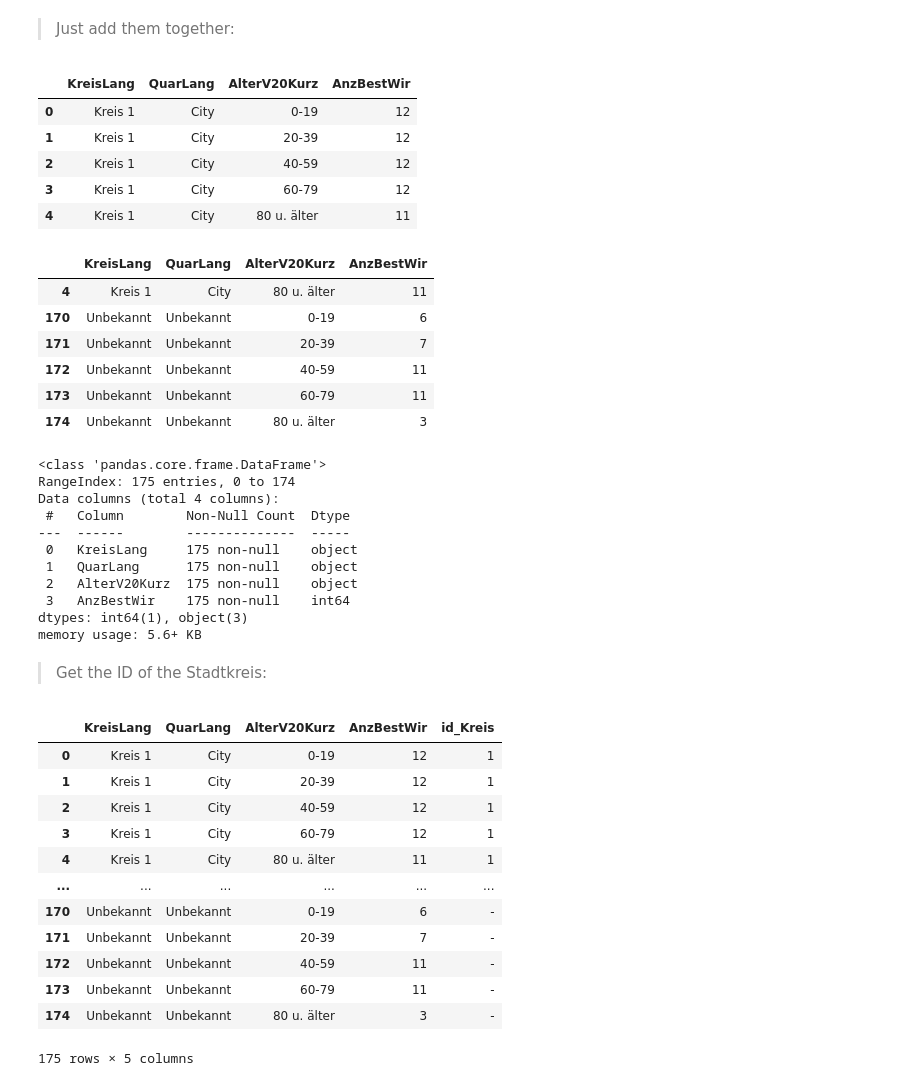
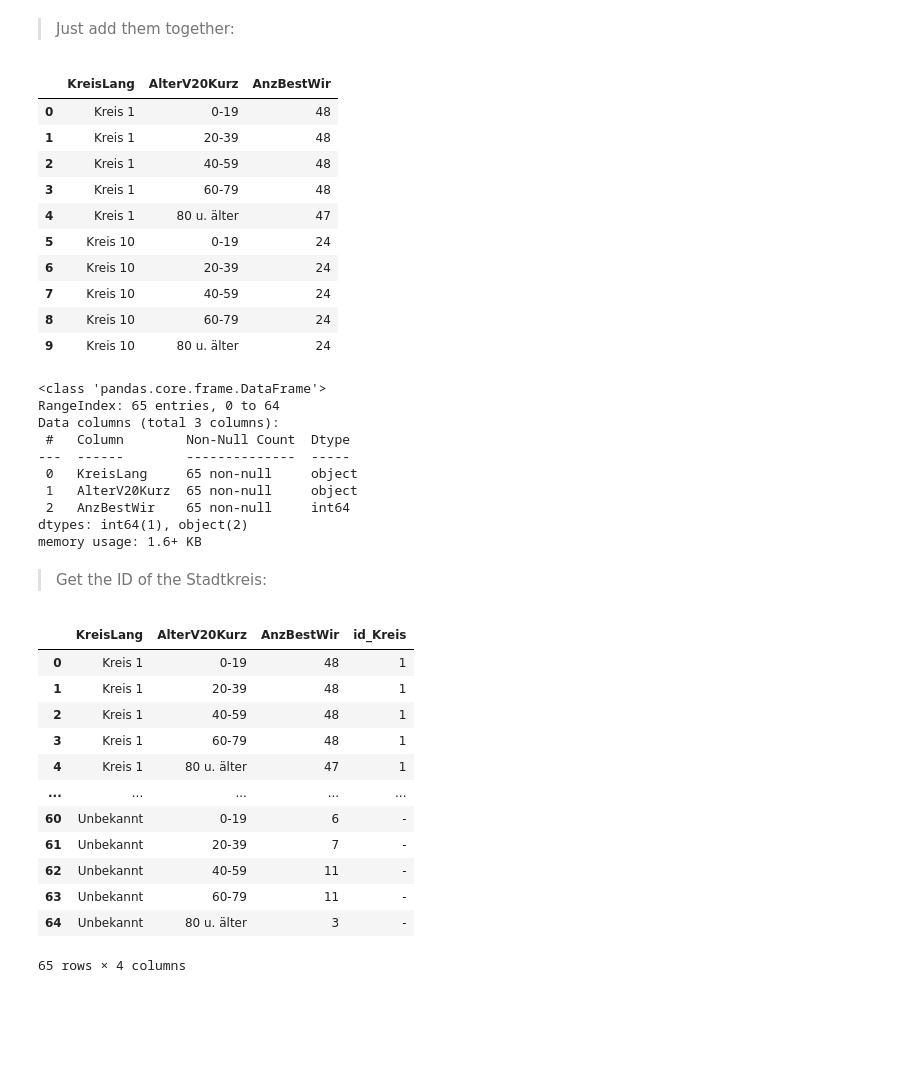
Before and after one commit to jacquesstimolo/Group_Project_SIT, a Jupyter notebook: Jacques/data_raw/Modified_data/Bevölkerung/dataframes.ipynb, the cells around one changed output. Drawn from its saved outputs; the diff is of its cells as text; code cells hidden in the pictures; blank space fills up the shorter version.

```diff
--- a/Jacques/data_raw/Modified_data/Bevölkerung/dataframes.ipynb
+++ b/Jacques/data_raw/Modified_data/Bevölkerung/dataframes.ipynb
@@ -84,57 +84,50 @@ df1[(df1['AlterV20Kurz'] == '0-19') & (df1['QuarLang'] == 'City')].head()
 # %% [markdown]
 > Just add them together:
 # %%
-df1 = df1.groupby(['KreisLang', 'QuarLang','AlterV20Kurz']).AnzBestWir.count().reset_index()
-df1.head()
+df1 = df1.groupby(['KreisLang', 'AlterV20Kurz']).AnzBestWir.count().reset_index()
+df1.head(10)
 # %% [output]
-|  | KreisLang | QuarLang | AlterV20Kurz | AnzBestWir |
-| 0 | Kreis 1 | City | 0-19 | 12 |
-| 1 | Kreis 1 | City | 20-39 | 12 |
-| 2 | Kreis 1 | City | 40-59 | 12 |
-| 3 | Kreis 1 | City | 60-79 | 12 |
-| 4 | Kreis 1 | City | 80 u. älter | 11 |
+|  | KreisLang | AlterV20Kurz | AnzBestWir |
+| 0 | Kreis 1 | 0-19 | 48 |
+| 1 | Kreis 1 | 20-39 | 48 |
+| 2 | Kreis 1 | 40-59 | 48 |
+| 3 | Kreis 1 | 60-79 | 48 |
+| 4 | Kreis 1 | 80 u. älter | 47 |
+| 5 | Kreis 10 | 0-19 | 24 |
+| 6 | Kreis 10 | 20-39 | 24 |
+| 7 | Kreis 10 | 40-59 | 24 |
+| 8 | Kreis 10 | 60-79 | 24 |
+| 9 | Kreis 10 | 80 u. älter | 24 |
-# %%
-# They are not all the same:
-df1[df1['AnzBestWir'] != 12]
-# %% [output]
-|  | KreisLang | QuarLang | AlterV20Kurz | AnzBestWir |
-| 4 | Kreis 1 | City | 80 u. älter | 11 |
-| 170 | Unbekannt | Unbekannt | 0-19 | 6 |
-| 171 | Unbekannt | Unbekannt | 20-39 | 7 |
-| 172 | Unbekannt | Unbekannt | 40-59 | 11 |
-| 173 | Unbekannt | Unbekannt | 60-79 | 11 |
-| 174 | Unbekannt | Unbekannt | 80 u. älter | 3 |
 # %%
 df1.info()
 # %% [output]
 <class 'pandas.core.frame.DataFrame'>
-RangeIndex: 175 entries, 0 to 174
-Data columns (total 4 columns):
+RangeIndex: 65 entries, 0 to 64
+Data columns (total 3 columns):
  #   Column        Non-Null Count  Dtype
 ---  ------        --------------  -----
- 0   KreisLang     175 non-null    object
- 1   QuarLang      175 non-null    object
- 2   AlterV20Kurz  175 non-null    object
- 3   AnzBestWir    175 non-null    int64
-dtypes: int64(1), object(3)
-memory usage: 5.6+ KB
+ 0   KreisLang     65 non-null     object
+ 1   AlterV20Kurz  65 non-null     object
+ 2   AnzBestWir    65 non-null     int64
+dtypes: int64(1), object(2)
+memory usage: 1.6+ KB
 # %% [markdown]
 > Get the ID of the Stadtkreis:
 # %%
 df1['id_Kreis'] = df1.KreisLang.apply(lambda x: x.split(' ')[1] if x != 'Unbekannt' else '-')
 df1
 # %% [output]
-|  | KreisLang | QuarLang | AlterV20Kurz | AnzBestWir | id_Kreis |
-| 0 | Kreis 1 | City | 0-19 | 12 | 1 |
-| 1 | Kreis 1 | City | 20-39 | 12 | 1 |
-| 2 | Kreis 1 | City | 40-59 | 12 | 1 |
-| 3 | Kreis 1 | City | 60-79 | 12 | 1 |
-| 4 | Kreis 1 | City | 80 u. älter | 11 | 1 |
-| ... | ... | ... | ... | ... | ... |
-| 170 | Unbekannt | Unbekannt | 0-19 | 6 | - |
-| 171 | Unbekannt | Unbekannt | 20-39 | 7 | - |
-| 172 | Unbekannt | Unbekannt | 40-59 | 11 | - |
-| 173 | Unbekannt | Unbekannt | 60-79 | 11 | - |
-| 174 | Unbekannt | Unbekannt | 80 u. älter | 3 | - |
+|  | KreisLang | AlterV20Kurz | AnzBestWir | id_Kreis |
+| 0 | Kreis 1 | 0-19 | 48 | 1 |
+| 1 | Kreis 1 | 20-39 | 48 | 1 |
+| 2 | Kreis 1 | 40-59 | 48 | 1 |
+| 3 | Kreis 1 | 60-79 | 48 | 1 |
+| 4 | Kreis 1 | 80 u. älter | 47 | 1 |
+| ... | ... | ... | ... | ... |
+| 60 | Unbekannt | 0-19 | 6 | - |
+| 61 | Unbekannt | 20-39 | 7 | - |
+| 62 | Unbekannt | 40-59 | 11 | - |
+| 63 | Unbekannt | 60-79 | 11 | - |
+| 64 | Unbekannt | 80 u. älter | 3 | - |
-175 rows × 5 columns
+65 rows × 4 columns
 # %%
```
Also changed, not shown: parts of 11 cells of this notebook, 2 other files.
